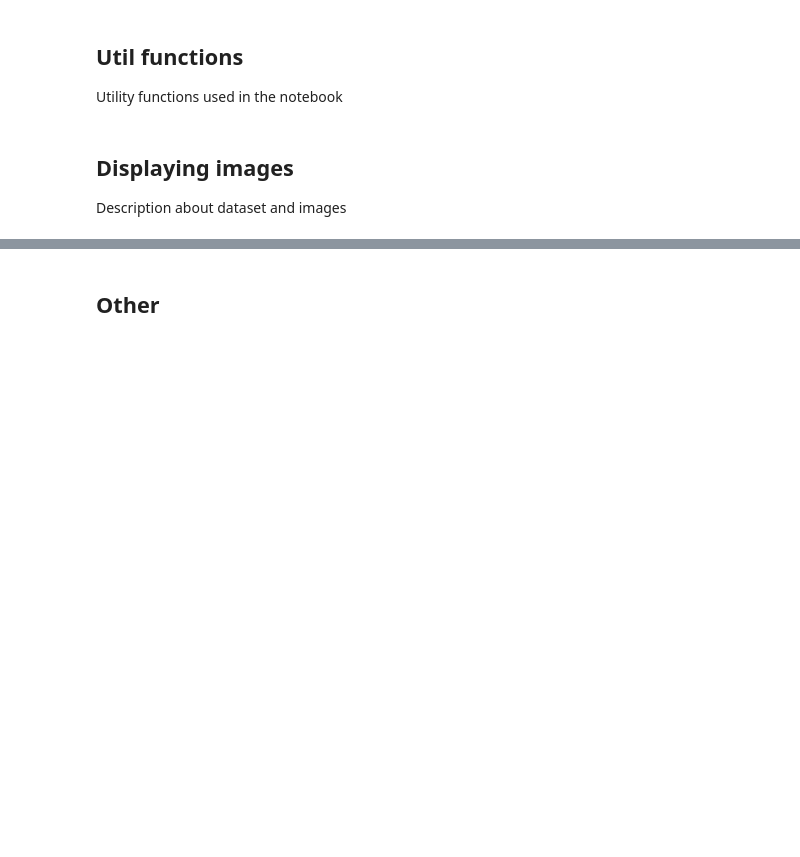
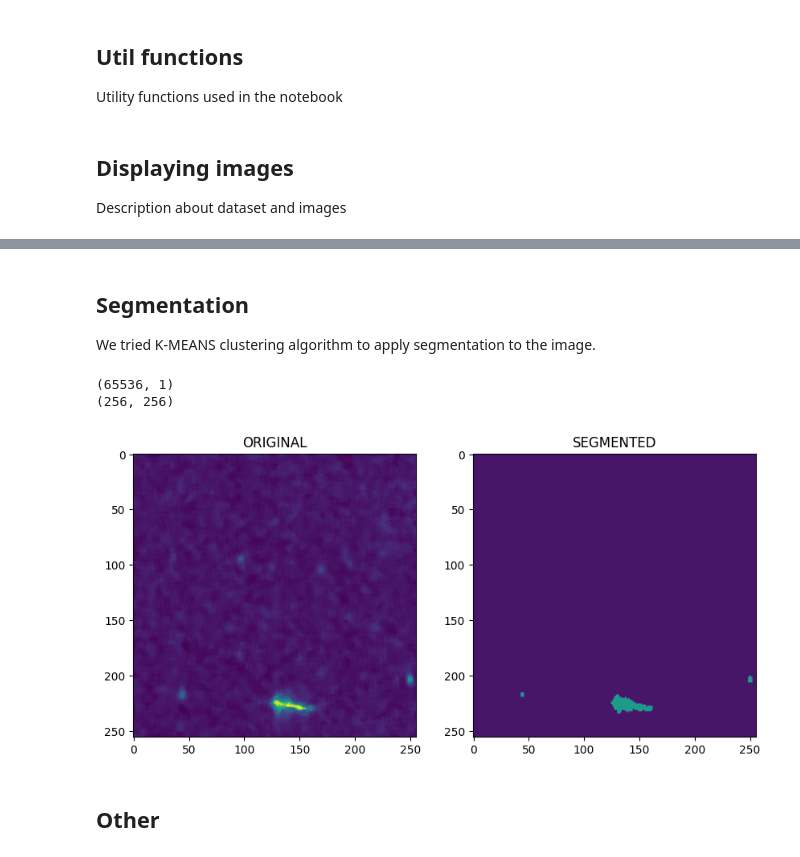
Before and after one commit to eboss-dev/progetto, a Jupyter notebook: project.ipynb, the cells around one changed output, grey strips where cells are left out. Cells and saved outputs as stored; diff of their text form; code cells hidden in the pictures; blank space fills up the shorter version.

Commit message:
Added k-means segmentation

```diff
--- a/project.ipynb
+++ b/project.ipynb
@@ -111,3 +136,29 @@ Contents of the file:
+# %% [markdown]
+## Segmentation
+
+We tried K-MEANS clustering algorithm to apply segmentation to the image.
+# %%
+from sklearn.cluster import KMeans
+
+original_image = median_blur
+original_shape = original_image.shape
+num_channels = 3 if len(original_shape) == 3 else 1
+
+X = original_image.reshape(-1, num_channels)
+print(X.shape)
+
+k_means = KMeans(n_clusters=2, n_init=10)
+k_means.fit(X)
+
+segmented_img = k_means.cluster_centers_[k_means.labels_]
+segmented_img = segmented_img.reshape(original_shape).astype(np.uint8)
+print(segmented_img.shape)
+
+imshow_all(original_image, segmented_img, titles=["ORIGINAL", "SEGMENTED"])
+# %% [output]
+(65536, 1)
+(256, 256)
+[figure, added]
 # %% [markdown]
 ## Other
 # %%
```
Also changed, not shown: parts of 6 cells of this notebook.
